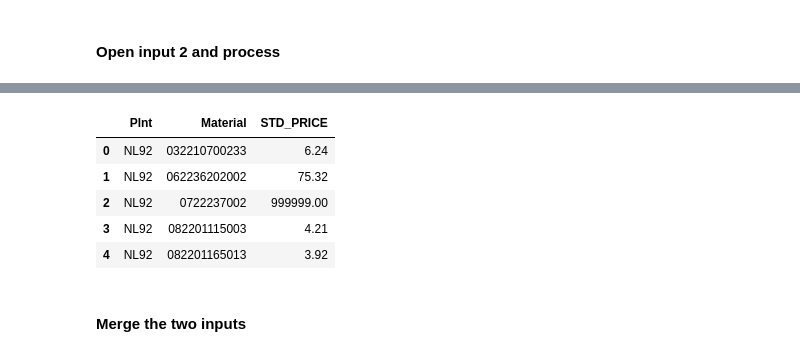
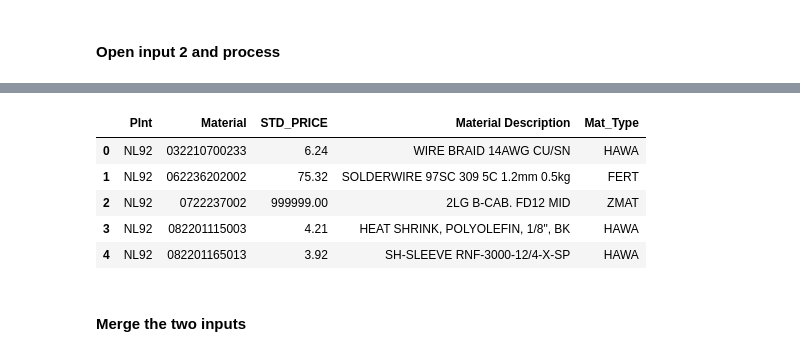
Before and after one commit to sigmabeta298/Python, a Jupyter notebook: DOS.ipynb, the cells around one changed output, grey strips where cells are left out. Saved outputs shown, nothing was run; the diff lists cells and outputs as text; code cells hidden in the pictures.

```diff
--- a/DOS.ipynb
+++ b/DOS.ipynb
@@ -92,15 +92,15 @@ std_price_raw.head()
 # %%
 ## Selecting required columns
 std_price_raw = std_price_raw.drop_duplicates()
-std_price_tmp = std_price_raw[['Plnt', 'Material', 'STD_PRICE']]
+std_price_tmp = std_price_raw[['Plnt', 'Material', 'STD_PRICE', 'Material Description', 'Mat_Type']]
 std_price_tmp.head()
 # %% [output]
-|  | Plnt | Material | STD_PRICE |
-| 0 | NL92 | 032210700233 | 6.24 |
-| 1 | NL92 | 062236202002 | 75.32 |
-| 2 | NL92 | 0722237002 | 999999.00 |
-| 3 | NL92 | 082201115003 | 4.21 |
-| 4 | NL92 | 082201165013 | 3.92 |
+|  | Plnt | Material | STD_PRICE | Material Description | Mat_Type |
+| 0 | NL92 | 032210700233 | 6.24 | WIRE BRAID 14AWG CU/SN | HAWA |
+| 1 | NL92 | 062236202002 | 75.32 | SOLDERWIRE 97SC 309 5C 1.2mm 0.5kg | FERT |
+| 2 | NL92 | 0722237002 | 999999.00 | 2LG B-CAB. FD12 MID | ZMAT |
+| 3 | NL92 | 082201115003 | 4.21 | HEAT SHRINK, POLYOLEFIN, 1/8", BK | HAWA |
+| 4 | NL92 | 082201165013 | 3.92 | SH-SLEEVE RNF-3000-12/4-X-SP | HAWA |
 # %% [markdown]
 #### Merge the two inputs
 # %%
```
Also changed, not shown: parts of 22 cells of this notebook.
